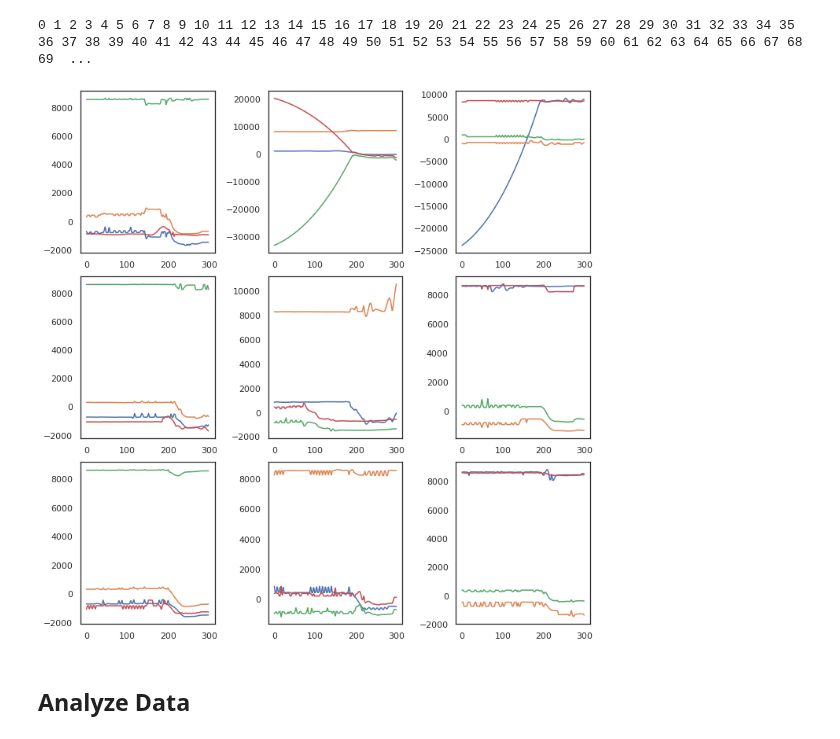
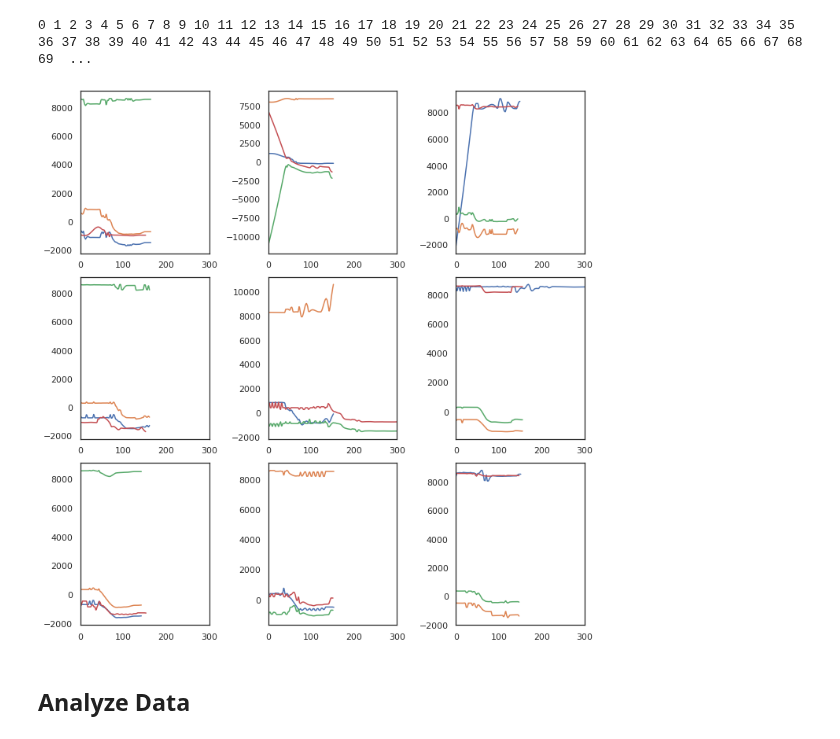
Before and after one commit to ntolley/SEE_decoding, a Jupyter notebook: notebooks/make_SEE_dataframes.ipynb, the cells around one changed output. Drawn from its saved outputs; the diff is of its cells as text; code cells hidden in the pictures.

```diff
--- a/notebooks/make_SEE_dataframes.ipynb
+++ b/notebooks/make_SEE_dataframes.ipynb
@@ -163,11 +167,11 @@ experiment_dict = cb_dict['cb1']['experiment_dict']
 cam_frames =  cb_dict['cb1']['cam_frames']
 
 experiment_dict_corrected = sio.loadmat(f'{fpath}eventsCB1_corrected.mat')
-ev_ex_corrected = experiment_dict['eventsCB1']
+ev_ex_corrected = experiment_dict_corrected['eventsCB1']
 
 #Load variables from struct (struct indexing is unfortunately hideous)
 ev_ex = experiment_dict['df']
-gocON = ev_ex['gocON'][0][0][0]
+gocON = ev_ex['gocON_C'][0][0][0]
 #gocOFF = ev_ex['gocOFF'][0][0][0]
 #stmv = ev_ex['stmv'][0][0][0]
 contact = ev_ex['contact_C'][0][0][0]
@@ -178,9 +182,8 @@ position = ev_ex_corrected['POSITION_C'][0][0][0]
 #error = ev_ex['error'][0][0][0]
 # %%
 #Define game event for alignment, and window around marker
-event_ts = endhold
-#event_ts = event_ts[event_ts < 1000] # events less than 1000 seconds for short DLC tracking
-e_start, e_stop = [-3, 0]
+event_ts = list(zip(gocON, endhold))
+#e_start, e_stop = [-3, 0]
 num_events = len(event_ts)
 # %%
 # Find scale/timeshift between CB1 and CB2
@@ -208,7 +213,6 @@ kernel_halfwidth = 0.250 #in seconds
 #kernel = elephant.kernels.RectangularKernel(sigma=kernel_halfwidth/np.sqrt(3)*pq.s)
 kernel = elephant.kernels.ExponentialKernel(sigma=kernel_halfwidth/np.sqrt(3)*pq.s)
 sampling_period = 0.01*pq.s
-window_length = int((e_stop-e_start)/(sampling_period).item())
 
 #List to store neural data
 rate_col = list()
@@ -226,14 +230,15 @@ position_col_kinematic = list()
 
 kinematic_metadata = dict()
 neural_metadata = dict()
-for e_idx, e_ts in enumerate(event_ts):
+for e_idx, (e_start, e_stop) in enumerate(event_ts):
+    window_length = int((e_stop - e_start) / (sampling_period).item())
     print(e_idx, end=' ')
 
-    #Load kinematic data
-    #Identify which frames fall in the time window
-    frame_mask = np.logical_and(cam_frames > ((e_ts+e_start) * analog_sampling_rate), cam_frames < ((e_ts+e_stop) * analog_sampling_rate))
+    # Load kinematic data
+    # Identify which frames fall in the time window
+    frame_mask = np.logical_and(cam_frames > (e_start * analog_sampling_rate), cam_frames < (e_stop * analog_sampling_rate))
     frame_idx = np.flatnonzero(frame_mask) #Pull out indeces of valid frames
-    kinematic_metadata[e_idx] = {'time_data':np.linspace(e_ts+e_start, e_ts+e_stop, window_length)}
+    kinematic_metadata[e_idx] = {'time_data':np.linspace(e_start, e_stop, window_length)}
 
     for mkr in marker_pos_names:
         marker_pos = cam_df[mkr].values[frame_idx]
@@ -246,9 +251,10 @@ for e_idx, e_ts in enumerate(event_ts):
         layout_col_kinematic.append(layout[e_idx])
         position_col_kinematic.append(position[e_idx])
 
-    #Load neural data
+    # Load neural data
     for unit_idx, unit_ts in unit_timestamps.items():
-        rate = spike_train_functions.spike_train_rates(unit_ts, e_ts+e_start, e_ts+e_stop, sampling_rate, kernel, sampling_period).transpose()
+        rate = spike_train_functions.spike_train_rates(unit_ts, e_start, e_stop + 0.1 , sampling_rate, kernel, sampling_period).transpose()
+        rate = rate[0][:window_length]
 
         rate_col.append(rate)
         trial_col_neural.append(e_idx)
@@ -269,7 +275,7 @@ for e_idx, e_ts in enumerate(event_ts):
         position_col_kinematic.append(position[e_idx])
 
         # Neural
-        rate_col.append(np.array([onehot_data]))
+        rate_col.append(onehot_data)
         unit_col.append(f'layout_{layout_idx}')
         trial_col_neural.append(e_idx)
         layout_col_neural.append(layout[e_idx])
@@ -288,7 +294,7 @@ for e_idx, e_ts in enumerate(event_ts):
         position_col_kinematic.append(position[e_idx])
 
         # Neural
-        rate_col.append(np.array([onehot_data]))
+        rate_col.append(onehot_data)
         unit_col.append(f'position_{position_idx}')
         trial_col_neural.append(e_idx)
         layout_col_neural.append(layout[e_idx])
@@ -314,16 +320,17 @@ carpal_df = kinematic_df[kinematic_df['name'].str.match(pat='carpal')]
 # %%
 plt.figure(figsize=(10,10))
 for idx in range(9):
     pidx = (idx * 4) + 60
     plt.subplot(3,3,idx+1)
     for line_idx in range(4):
         plot_data = carpal_df['posData'].values[pidx + line_idx]
         #plt.plot((plot_data - plot_data[0]) / np.max(np.abs(plot_data - plot_data[0])))
         plt.plot(plot_data)
+    plt.xlim(0, 300)
 
 plt.tight_layout()
 # %% [output]
-[figure, old version]
+[figure, new version]
 # %%
 #Save DataFrames to temporary folder
 kinematic_df.to_pickle(fpath + 'kinematic_df.pkl')
```
Also changed, not shown: parts of 4 cells of this notebook, 2 other files.
